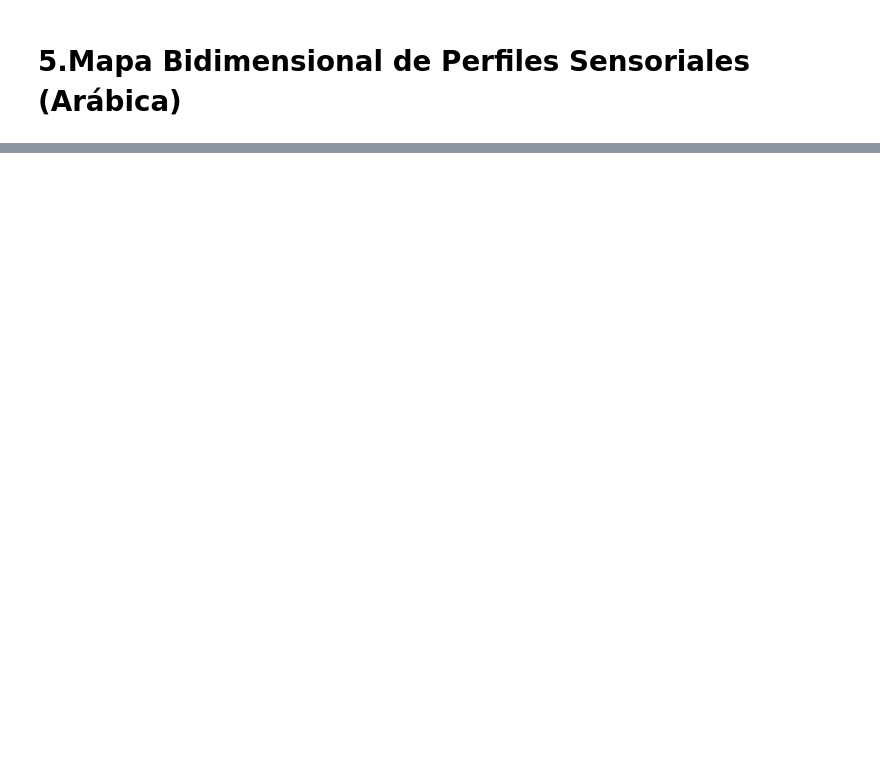
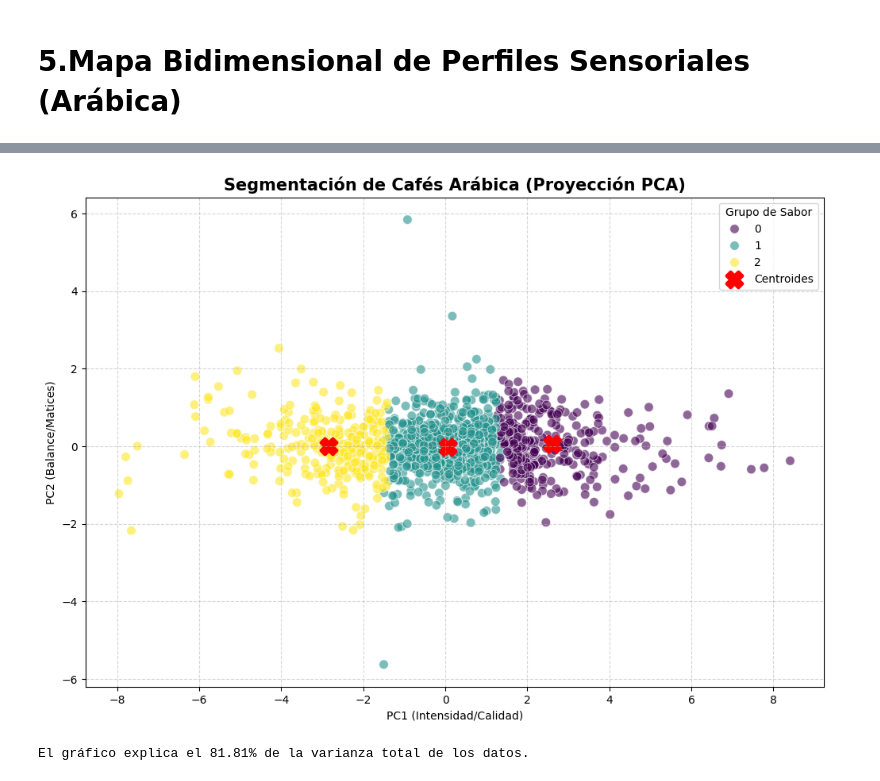
Before and after one commit to DataScienceHenryBootCampPF/DataScienceHenryBootCampPF, a Jupyter notebook: notebooks/03_clusterizacion.ipynb, the cells around one changed output, grey strips where cells are left out. Cells and saved outputs as stored; diff of their text form; code cells hidden in the pictures; blank space fills up the shorter version.

```diff
--- a/notebooks/03_clusterizacion.ipynb
+++ b/notebooks/03_clusterizacion.ipynb
@@ -152,0 +144,52 @@ El gráfico explica el 81.81% de la varianza total de los datos.
+# %%
+try:
+    base_path = os.path.abspath(os.path.join(os.getcwd(), ".."))
+    path_recommender = os.path.join(base_path, "models", "recommender")
+
+    if not os.path.exists(path_recommender):
+        os.makedirs(path_recommender)
+
+    pca = PCA(n_components=2)
+    pca_data = pca.fit_transform(X_scaled)
+
+    # Creamos el DataFrame con los resultados del PCA
+    df_plot = pd.DataFrame(
+        data=pca_data,
+        columns=['PC1 (Intensidad/Calidad)', 'PC2 (Balance/Matices)']
+    )
+    df_plot['Cluster'] = df_arabica['Cluster'].values
+
+    path_pca_csv = os.path.join(path_recommender, "proyeccion_2d_pca.csv")
+    df_plot.to_csv(path_pca_csv, index=False)
+
+    plt.figure(figsize=(12, 8))
+    sns.scatterplot(
+        x='PC1 (Intensidad/Calidad)',
+        y='PC2 (Balance/Matices)',
+        hue='Cluster',
+        data=df_plot,
+        palette='viridis',
+        s=70,
+        alpha=0.6,
+        edgecolor='w'
+    )
+
+    centroids_scaled = kmeans.cluster_centers_
+    centroids_pca = pca.transform(centroids_scaled)
+    plt.scatter(
+        centroids_pca[:, 0], centroids_pca[:, 1],
+        marker='X', s=200, linewidths=3, color='red', label='Centroides'
+    )
+
+    plt.title('Segmentación de Cafés Arábica (Proyección PCA)', fontsize=15, fontweight='bold')
+    plt.grid(True, linestyle='--', alpha=0.5)
+    plt.legend(title='Grupo de Sabor')
+    plt.show()
+
+except Exception as e:
+    print(f"❌ Error: {e}")
+
+print(f"El gráfico explica el {pca.explained_variance_ratio_.sum()*100:.2f}% de la varianza total de los datos.")
+# %% [output]
+[figure, added]
+El gráfico explica el 81.81% de la varianza total de los datos.
```
Also changed, not shown: parts of 5 cells of this notebook, 9 other files.
